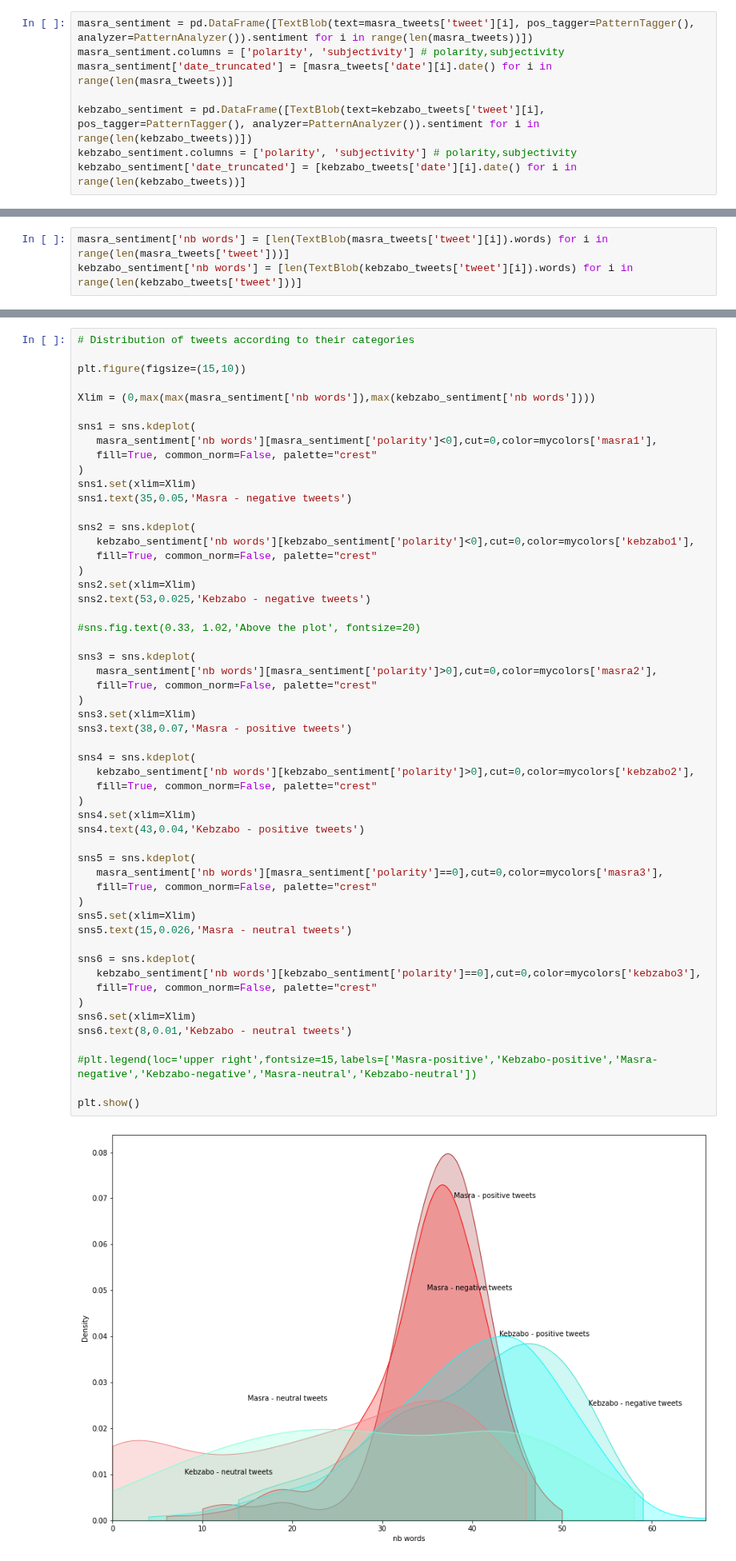
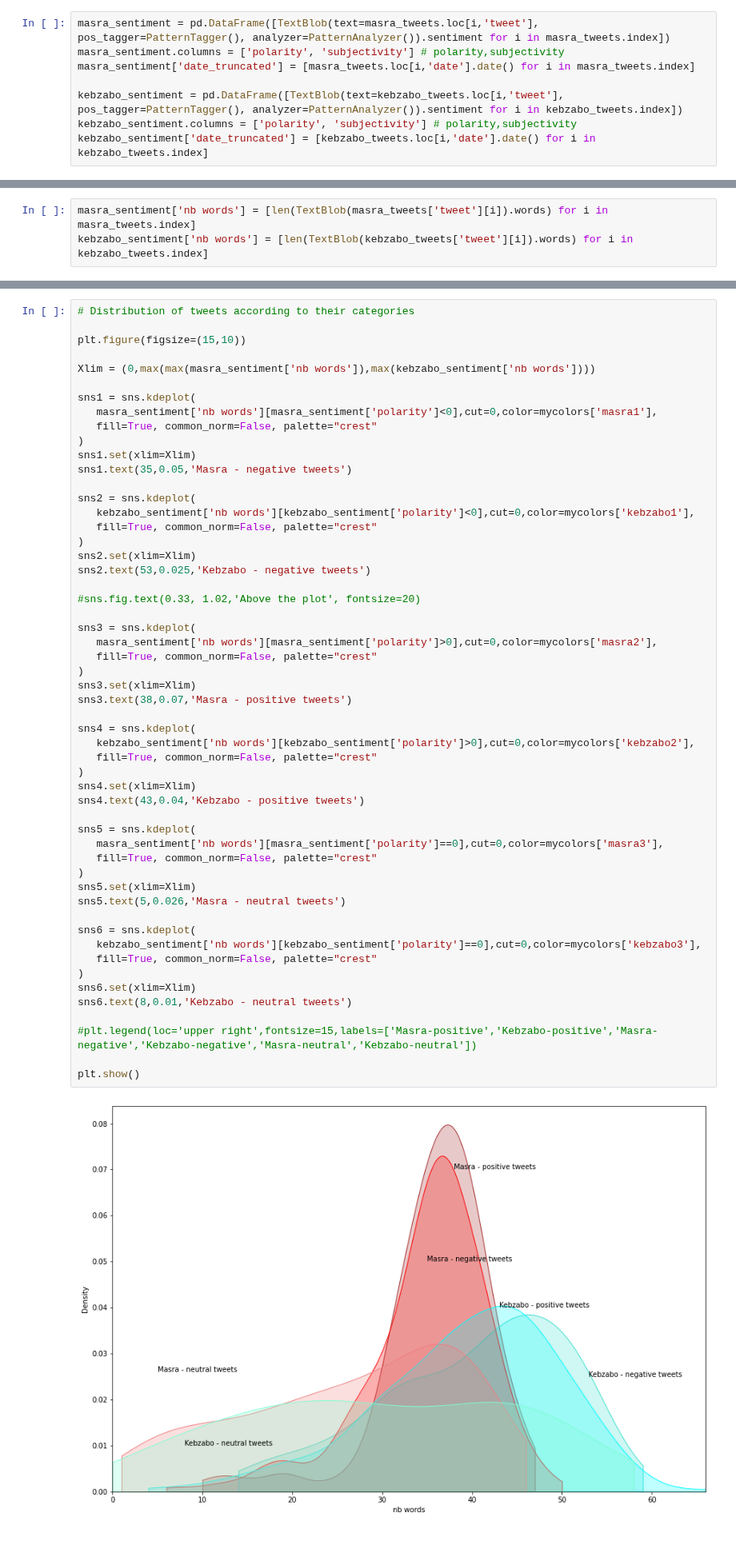
Before and after one commit to Djimdou/Side-Projects, a Jupyter notebook: Covid_19_and_Politics_in_Chad.ipynb, the cells around one changed output, grey strips where cells are left out. Shown at 80% size. Saved outputs shown, nothing was run; the diff lists cells and outputs as text.

```diff
--- a/Covid_19_and_Politics_in_Chad.ipynb
+++ b/Covid_19_and_Politics_in_Chad.ipynb
@@ -128,11 +131,11 @@ Requirement already satisfied: six in /usr/local/lib/python3.6/dist-packages (fr
 # %%
-masra_sentiment = pd.DataFrame([TextBlob(text=masra_tweets['tweet'][i], pos_tagger=PatternTagger(), analyzer=PatternAnalyzer()).sentiment for i in range(len(masra_tweets))])
+masra_sentiment = pd.DataFrame([TextBlob(text=masra_tweets.loc[i,'tweet'], pos_tagger=PatternTagger(), analyzer=PatternAnalyzer()).sentiment for i in masra_tweets.index])
 masra_sentiment.columns = ['polarity', 'subjectivity'] # polarity,subjectivity
-masra_sentiment['date_truncated'] = [masra_tweets['date'][i].date() for i in range(len(masra_tweets))]
+masra_sentiment['date_truncated'] = [masra_tweets.loc[i,'date'].date() for i in masra_tweets.index]
 
-kebzabo_sentiment = pd.DataFrame([TextBlob(text=kebzabo_tweets['tweet'][i], pos_tagger=PatternTagger(), analyzer=PatternAnalyzer()).sentiment for i in range(len(kebzabo_tweets))])
+kebzabo_sentiment = pd.DataFrame([TextBlob(text=kebzabo_tweets.loc[i,'tweet'], pos_tagger=PatternTagger(), analyzer=PatternAnalyzer()).sentiment for i in kebzabo_tweets.index])
 kebzabo_sentiment.columns = ['polarity', 'subjectivity'] # polarity,subjectivity
-kebzabo_sentiment['date_truncated'] = [kebzabo_tweets['date'][i].date() for i in range(len(kebzabo_tweets))]
+kebzabo_sentiment['date_truncated'] = [kebzabo_tweets.loc[i,'date'].date() for i in kebzabo_tweets.index]
 # %% [markdown]
 Simple sentiment analysis
 # %%
@@ -186,7 +189,7 @@ nltk.download('punkt')
 True
 # %%
-masra_sentiment['nb words'] = [len(TextBlob(masra_tweets['tweet'][i]).words) for i in range(len(masra_tweets['tweet']))]
-kebzabo_sentiment['nb words'] = [len(TextBlob(kebzabo_tweets['tweet'][i]).words) for i in range(len(kebzabo_tweets['tweet']))]
+masra_sentiment['nb words'] = [len(TextBlob(masra_tweets['tweet'][i]).words) for i in masra_tweets.index]
+kebzabo_sentiment['nb words'] = [len(TextBlob(kebzabo_tweets['tweet'][i]).words) for i in kebzabo_tweets.index]
 # %%
 import seaborn as sns
 
@@ -251,34 +254,34 @@ sns3 = sns.kdeplot(
    masra_sentiment['nb words'][masra_sentiment['polarity']>0],cut=0,color=mycolors['masra2'],
    fill=True, common_norm=False, palette="crest"
 )
 sns3.set(xlim=Xlim)
 sns3.text(38,0.07,'Masra - positive tweets')
 
 sns4 = sns.kdeplot(
    kebzabo_sentiment['nb words'][kebzabo_sentiment['polarity']>0],cut=0,color=mycolors['kebzabo2'],
    fill=True, common_norm=False, palette="crest"
 )
 sns4.set(xlim=Xlim)
 sns4.text(43,0.04,'Kebzabo - positive tweets')
 
 sns5 = sns.kdeplot(
    masra_sentiment['nb words'][masra_sentiment['polarity']==0],cut=0,color=mycolors['masra3'],
    fill=True, common_norm=False, palette="crest"
 )
 sns5.set(xlim=Xlim)
-sns5.text(15,0.026,'Masra - neutral tweets')
+sns5.text(5,0.026,'Masra - neutral tweets')
 
 sns6 = sns.kdeplot(
    kebzabo_sentiment['nb words'][kebzabo_sentiment['polarity']==0],cut=0,color=mycolors['kebzabo3'],
    fill=True, common_norm=False, palette="crest"
 )
 sns6.set(xlim=Xlim)
 sns6.text(8,0.01,'Kebzabo - neutral tweets')
 
 #plt.legend(loc='upper right',fontsize=15,labels=['Masra-positive','Kebzabo-positive','Masra-negative','Kebzabo-negative','Masra-neutral','Kebzabo-neutral'])
 
 plt.show()
 # %% [output]
-[figure, old version]
+[figure, new version]
 # %% [markdown]
 Sentiment analysis using bigrams
```
Also changed, not shown: parts of 14 cells of this notebook.
